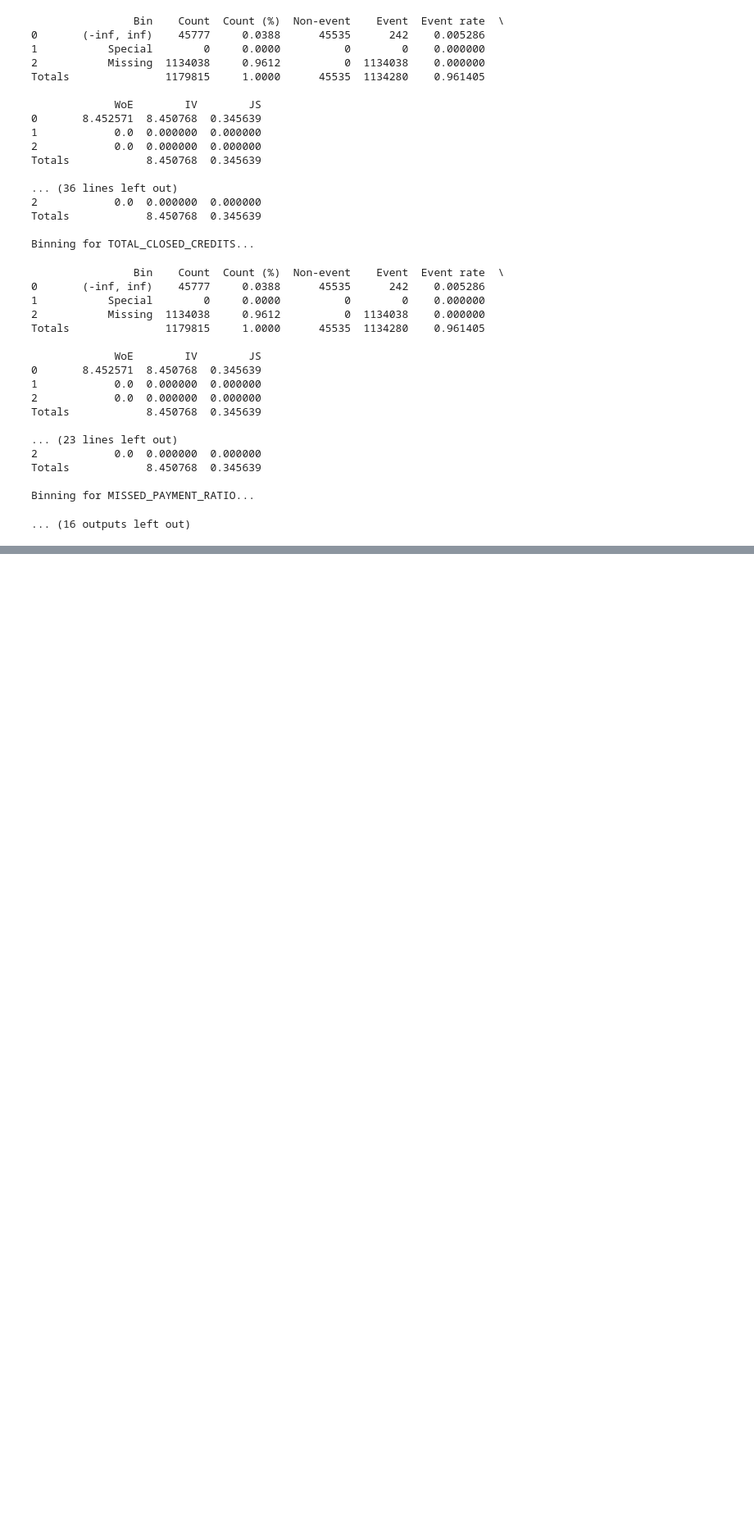
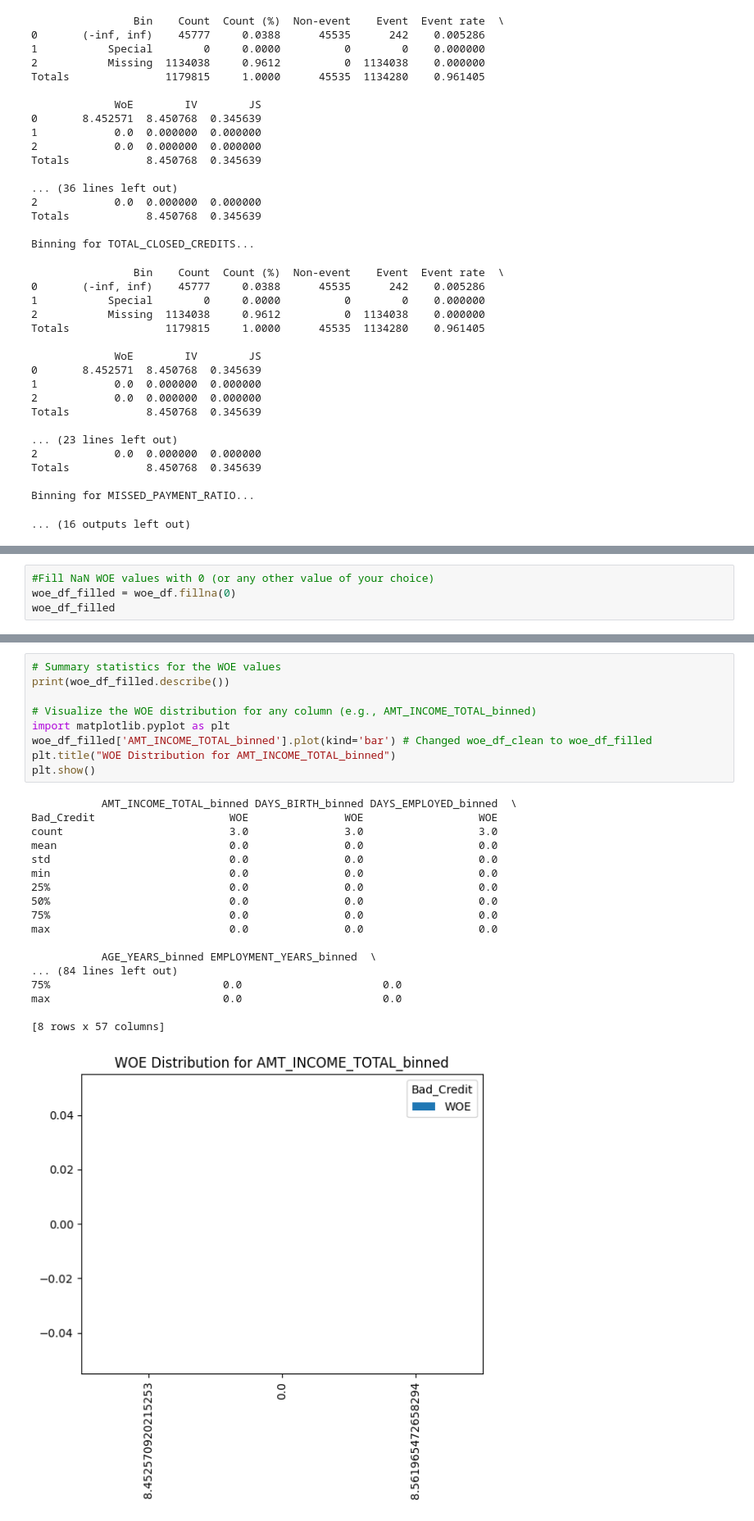
Before and after one commit to mabhipsa12/Scorecard-Project, a Jupyter notebook: scorecard_project.ipynb, the cells around one changed output, grey strips where cells are left out. Shown: that part at 82% size. Cells and saved outputs as stored; diff of their text form; blank space fills up the shorter version.

```diff
--- a/scorecard_project.ipynb
+++ b/scorecard_project.ipynb
@@ -646,0 +729,4 @@ Binning for MISSED_PAYMENT_RATIO...
+# %%
+#Fill NaN WOE values with 0 (or any other value of your choice)
+woe_df_filled = woe_df.fillna(0)
+woe_df_filled
@@ -646,0 +740,28 @@ Binning for MISSED_PAYMENT_RATIO...
+# %%
+# Summary statistics for the WOE values
+print(woe_df_filled.describe())
+
+# Visualize the WOE distribution for any column (e.g., AMT_INCOME_TOTAL_binned)
+import matplotlib.pyplot as plt
+woe_df_filled['AMT_INCOME_TOTAL_binned'].plot(kind='bar') # Changed woe_df_clean to woe_df_filled
+plt.title("WOE Distribution for AMT_INCOME_TOTAL_binned")
+plt.show()
+# %% [output]
+           AMT_INCOME_TOTAL_binned DAYS_BIRTH_binned DAYS_EMPLOYED_binned  \
+Bad_Credit                     WOE               WOE                  WOE
+count                          3.0               3.0                  3.0
+mean                           0.0               0.0                  0.0
+std                            0.0               0.0                  0.0
+min                            0.0               0.0                  0.0
+25%                            0.0               0.0                  0.0
+50%                            0.0               0.0                  0.0
+75%                            0.0               0.0                  0.0
+max                            0.0               0.0                  0.0
+
+           AGE_YEARS_binned EMPLOYMENT_YEARS_binned  \
+... (84 lines left out)
+75%                           0.0                      0.0
+max                           0.0                      0.0
+
+[8 rows x 57 columns]
+[figure, added]
```
Also changed, not shown: parts of 4 cells of this notebook.
